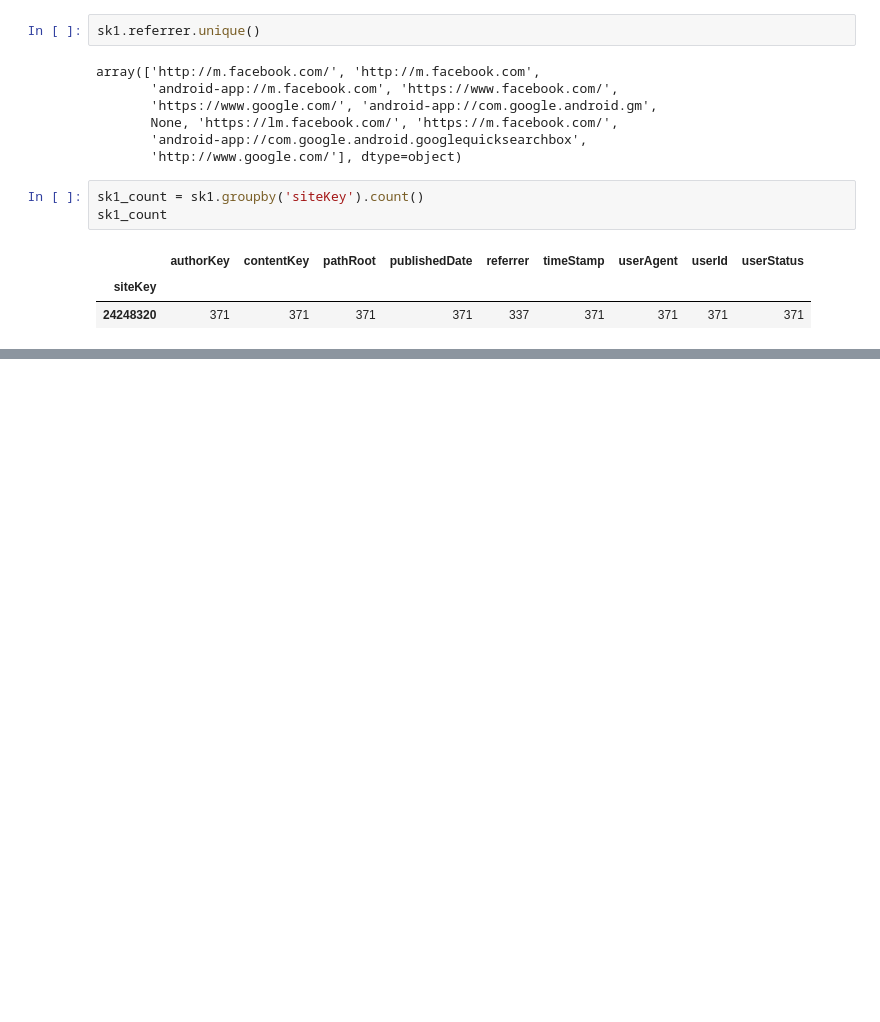
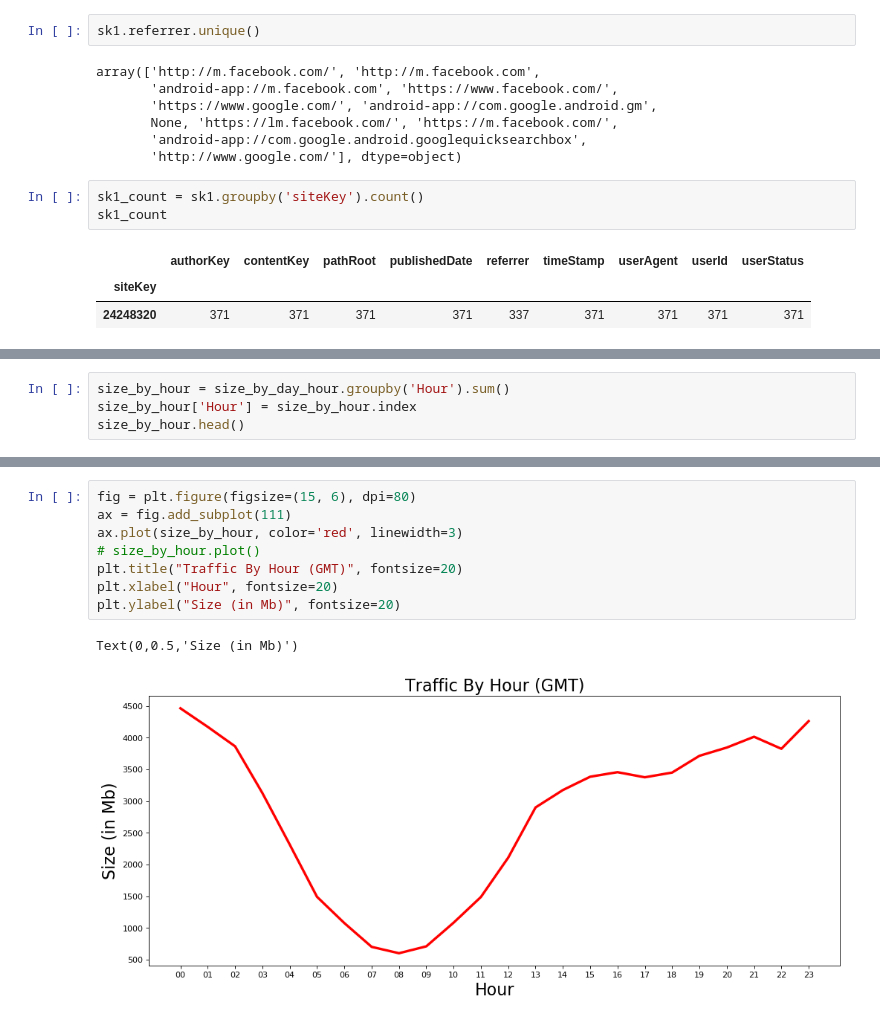
Before and after one commit to DEREJEGETU/24Sports, a Jupyter notebook: 247-test-data.ipynb, the cells around one changed output, grey strips where cells are left out. Cells and saved outputs as stored; diff of their text form; blank space fills up the shorter version.

```diff
--- a/247-test-data.ipynb
+++ b/247-test-data.ipynb
@@ -208,0 +282,4 @@ sk1_count
+# %%
+size_by_hour = size_by_day_hour.groupby('Hour').sum()
+size_by_hour['Hour'] = size_by_hour.index
+size_by_hour.head()
@@ -208,0 +375,11 @@ sk1_count
+# %%
+fig = plt.figure(figsize=(15, 6), dpi=80)
+ax = fig.add_subplot(111)
+ax.plot(size_by_hour, color='red', linewidth=3)
+# size_by_hour.plot()
+plt.title("Traffic By Hour (GMT)", fontsize=20)
+plt.xlabel("Hour", fontsize=20)
+plt.ylabel("Size (in Mb)", fontsize=20)
+# %% [output]
+Text(0,0.5,'Size (in Mb)')
+[figure, added]
```
Also changed, not shown: parts of 25 cells of this notebook, 1 other file.
